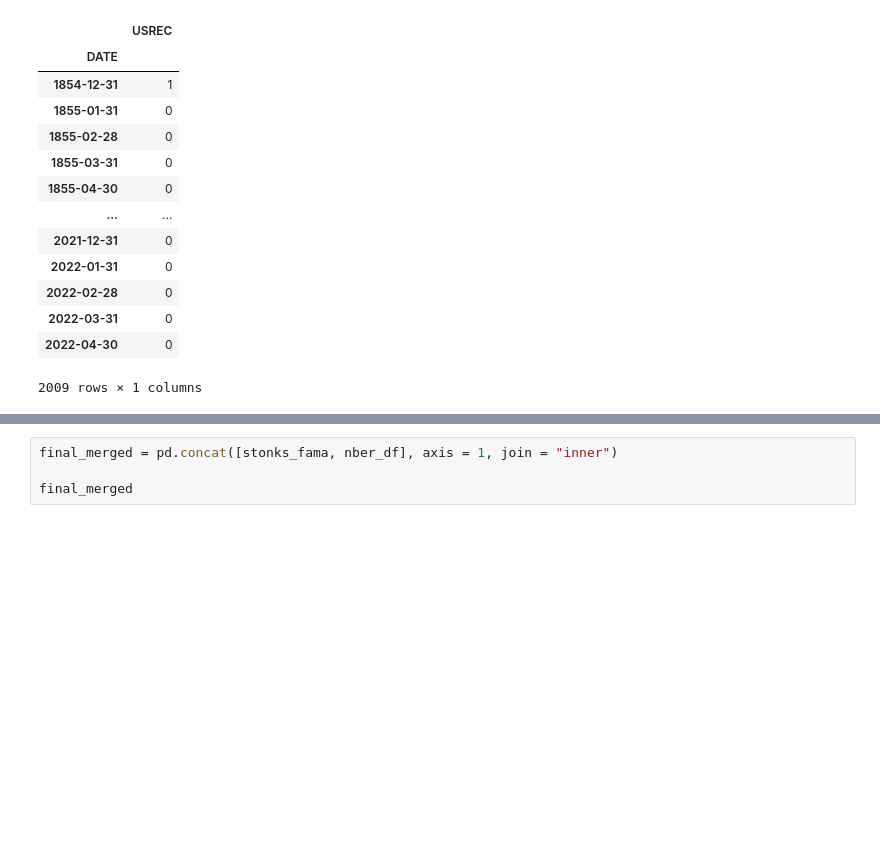
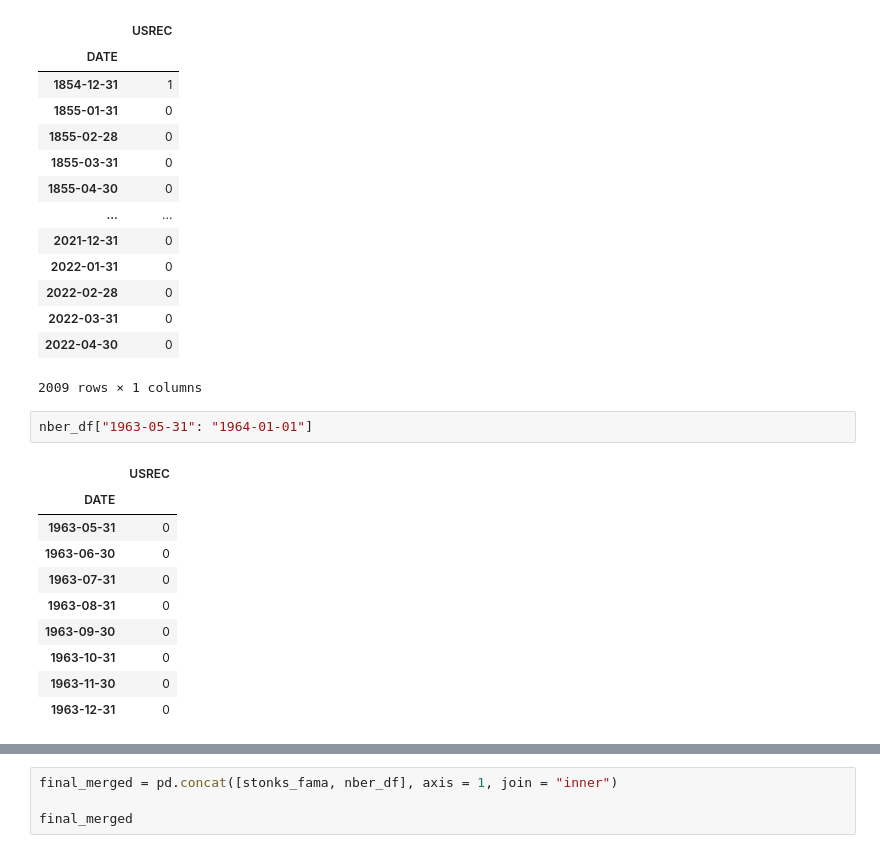
Before and after one commit to statistactics/sin-stocks, a Jupyter notebook: Merging.ipynb, the cells around one changed output, grey strips where cells are left out. Cells and saved outputs as stored; diff of their text form; blank space fills up the shorter version.

```diff
--- a/Merging.ipynb
+++ b/Merging.ipynb
@@ -237,3 +211,16 @@ nber_df
 | 2022-03-31 | 0 |
 | 2022-04-30 | 0 |
 2009 rows × 1 columns
+# %%
+nber_df["1963-05-31": "1964-01-01"]
+# %% [output]
+|  | USREC |
+| DATE |  |
+| 1963-05-31 | 0 |
+| 1963-06-30 | 0 |
+| 1963-07-31 | 0 |
+| 1963-08-31 | 0 |
+| 1963-09-30 | 0 |
+| 1963-10-31 | 0 |
+| 1963-11-30 | 0 |
+| 1963-12-31 | 0 |
```
Also changed, not shown: parts of 6 cells of this notebook, 1 other file.
